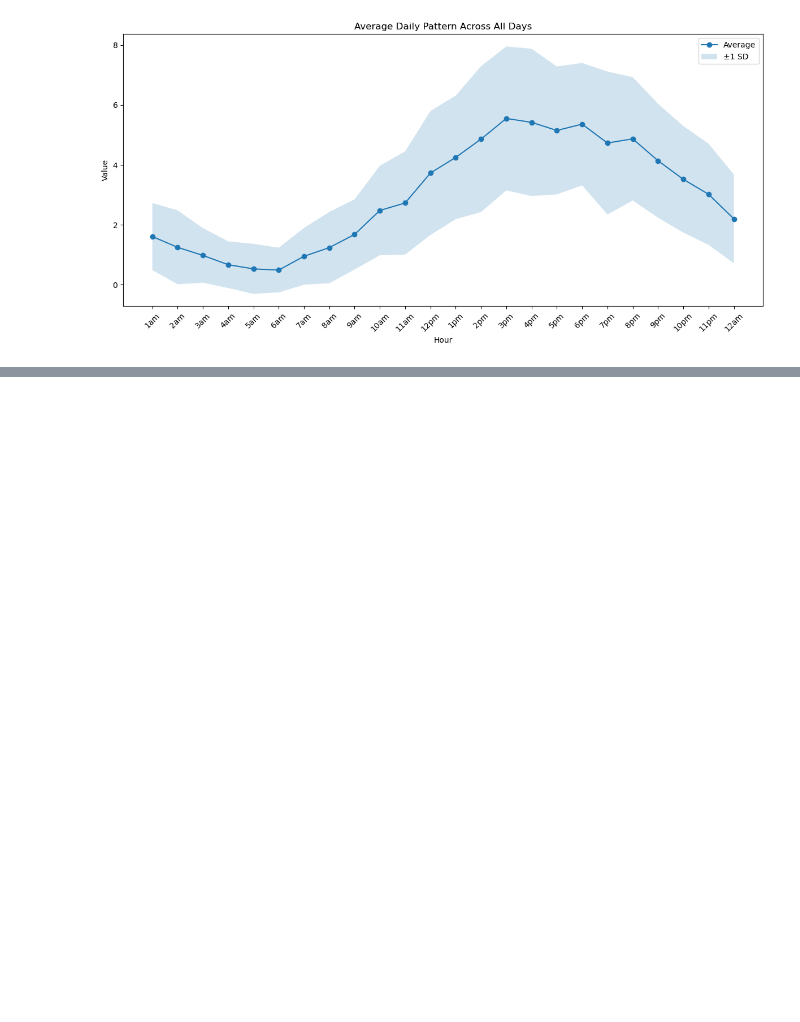
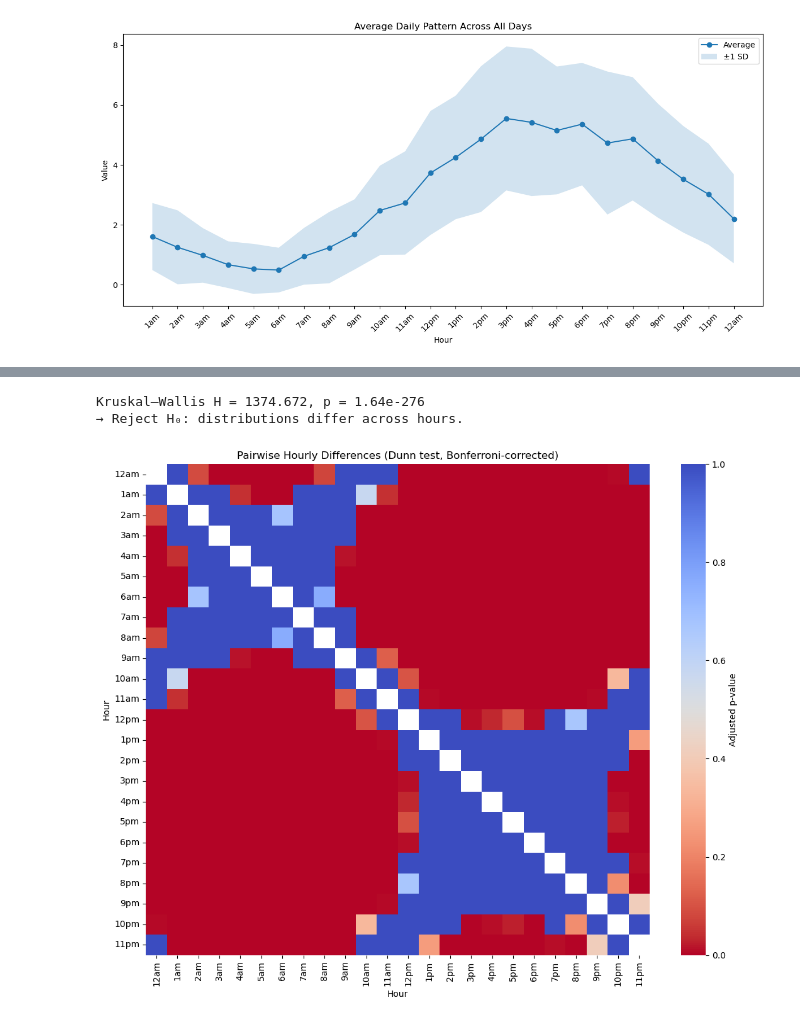
Before and after one commit to elenayzhu/mie360, a Jupyter notebook: Arrivals_InputModelling.ipynb, the cells around one changed output, grey strips where cells are left out. Drawn from its saved outputs; the diff is of its cells as text; code cells hidden in the pictures; blank space fills up the shorter version.

```diff
--- a/Arrivals_InputModelling.ipynb
+++ b/Arrivals_InputModelling.ipynb
@@ -51,0 +115,35 @@ plt.show()
+# %%
+h_stat, p_val = kruskal(*[df_arrivals[col] for col in df_arrivals.columns])
+print(f"Kruskal–Wallis H = {h_stat:.3f}, p = {p_val:.3g}")
+
+if p_val < 0.05:
+    print("→ Reject H₀: distributions differ across hours.")
+else:
+    print("→ Fail to reject H₀: no evidence of difference across hours.")
+# %% [output]
+Kruskal–Wallis H = 1374.672, p = 1.64e-276
+→ Reject H₀: distributions differ across hours.
+# %%
+df_melt = df_arrivals.melt(var_name='hour', value_name='arrivals')
+
+hour_order = ['12am','1am','2am','3am','4am','5am','6am','7am','8am','9am','10am','11am',
+              '12pm','1pm','2pm','3pm','4pm','5pm','6pm','7pm','8pm','9pm','10pm','11pm']
+df_melt['hour'] = pd.Categorical(df_melt['hour'], categories=hour_order, ordered=True)
+
+# Dunn post-hoc with multiple-testing correction
+posthoc = sp.posthoc_dunn(df_melt, val_col='arrivals', group_col='hour', p_adjust='bonferroni')
+posthoc = posthoc.loc[hour_order, hour_order]
+
+# Mask the diagonal (self-comparisons are trivial)
+mask = np.eye(posthoc.shape[0], dtype=bool)
+
+plt.figure(figsize=(11,9))
+sns.heatmap(posthoc, mask=mask, vmin=0, vmax=1, cmap='coolwarm_r',
+            cbar_kws={'label': 'Adjusted p-value'})
+plt.title('Pairwise Hourly Differences (Dunn test, Bonferroni-corrected)')
+plt.xlabel('Hour')
+plt.ylabel('Hour')
+plt.tight_layout()
+plt.show()
+# %% [output]
+[figure, added]
```
Also changed, not shown: parts of 7 cells of this notebook.
